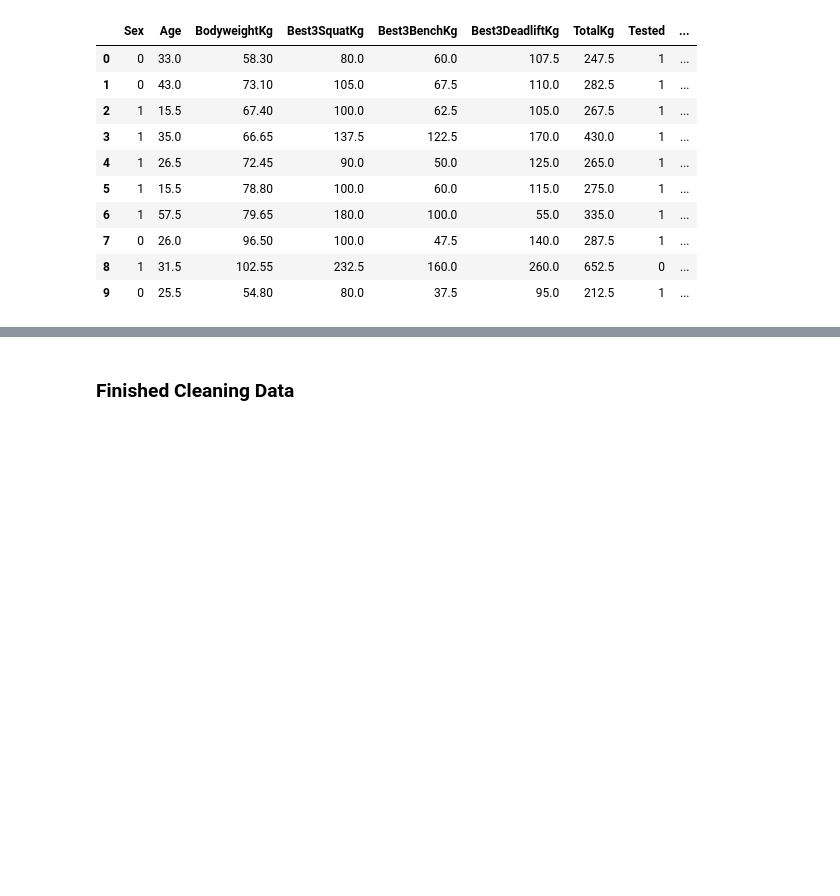
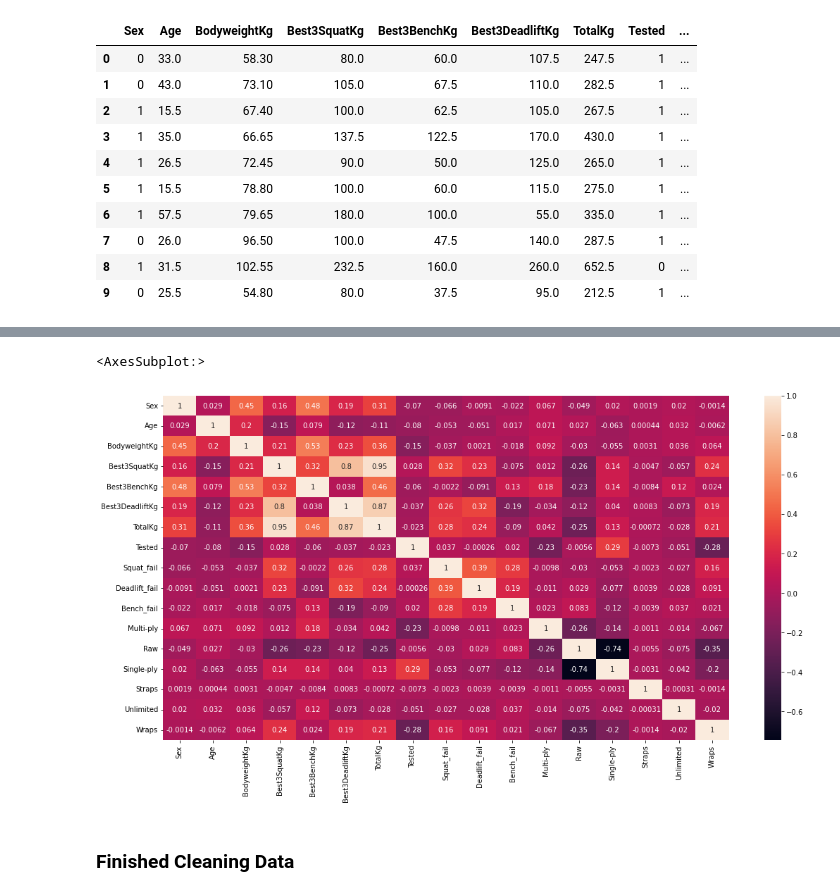
Before and after one commit to pbounds10/applliedML-5156_project, a Jupyter notebook: src/powerlifting.ipynb, the cells around one changed output, grey strips where cells are left out. Saved outputs shown, nothing was run; the diff lists cells and outputs as text; code cells hidden in the pictures; blank space fills up the shorter version.

```diff
--- a/src/powerlifting.ipynb
+++ b/src/powerlifting.ipynb
@@ -309,3 +335,9 @@ df_final.head(10)
+# %%
+plt.figure(figsize=(18,9))
+sns.heatmap(df_final.corr(),annot=True)
+# %% [output]
+<AxesSubplot:>
+[figure, added]
 # %% [markdown]
 ### Finished Cleaning Data
 # %%
```
Also changed, not shown: parts of 3 cells of this notebook.
